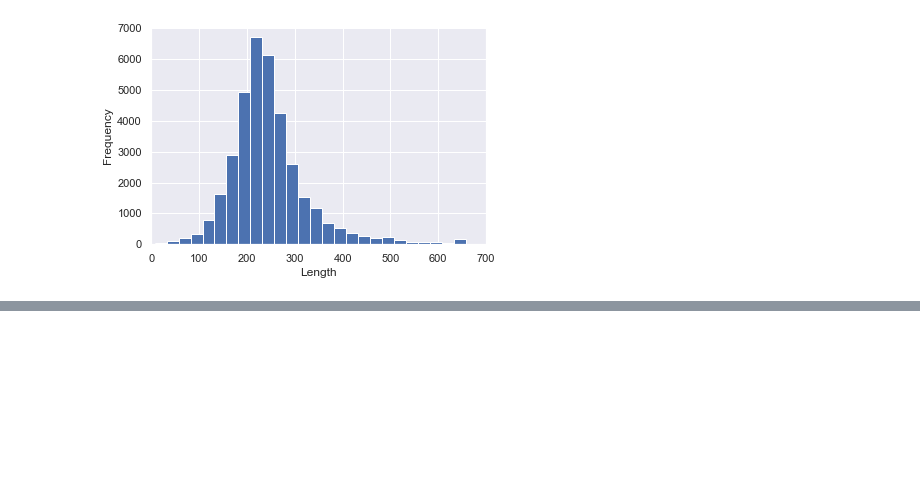
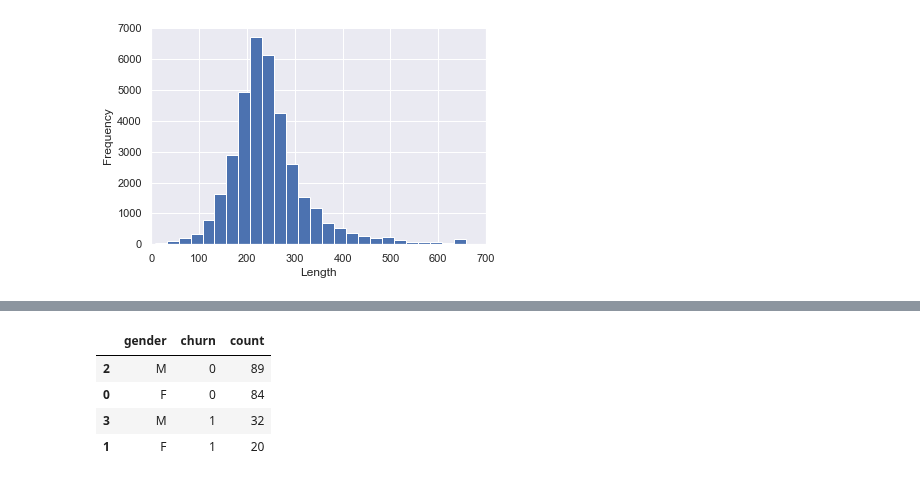
Before and after one commit to Nima-Sayyah/Sparkify, a Jupyter notebook: Sparkify.ipynb, the cells around one changed output, grey strips where cells are left out. Drawn from its saved outputs; the diff is of its cells as text; code cells hidden in the pictures; blank space fills up the shorter version.

```diff
--- a/Sparkify.ipynb
+++ b/Sparkify.ipynb
@@ -520,0 +531,10 @@ df_gender.show()
+# %%
+# order for the visualisation
+df_gender = df_gender.sort_values('count', ascending = False)
+df_gender
+# %% [output]
+|  | gender | churn | count |
+| 2 | M | 0 | 89 |
+| 0 | F | 0 | 84 |
+| 3 | M | 1 | 32 |
+| 1 | F | 1 | 20 |
```
Also changed, not shown: parts of 9 cells of this notebook.
